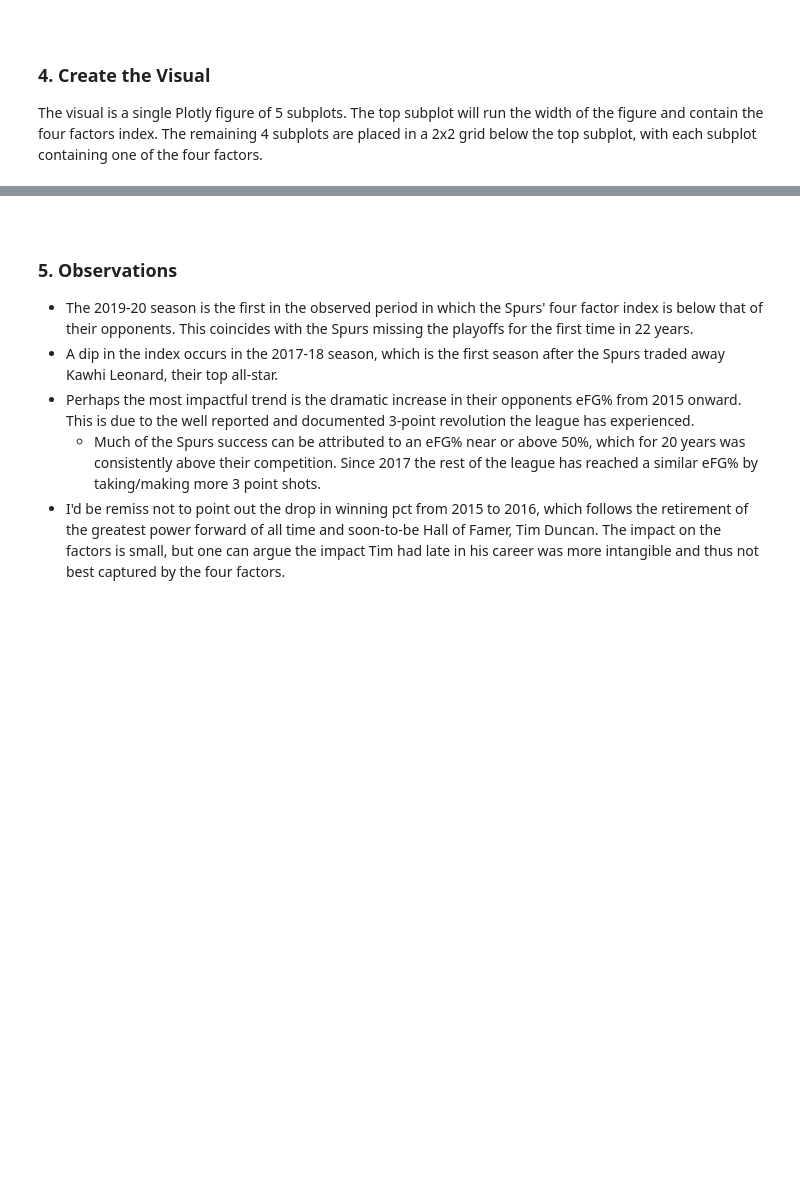
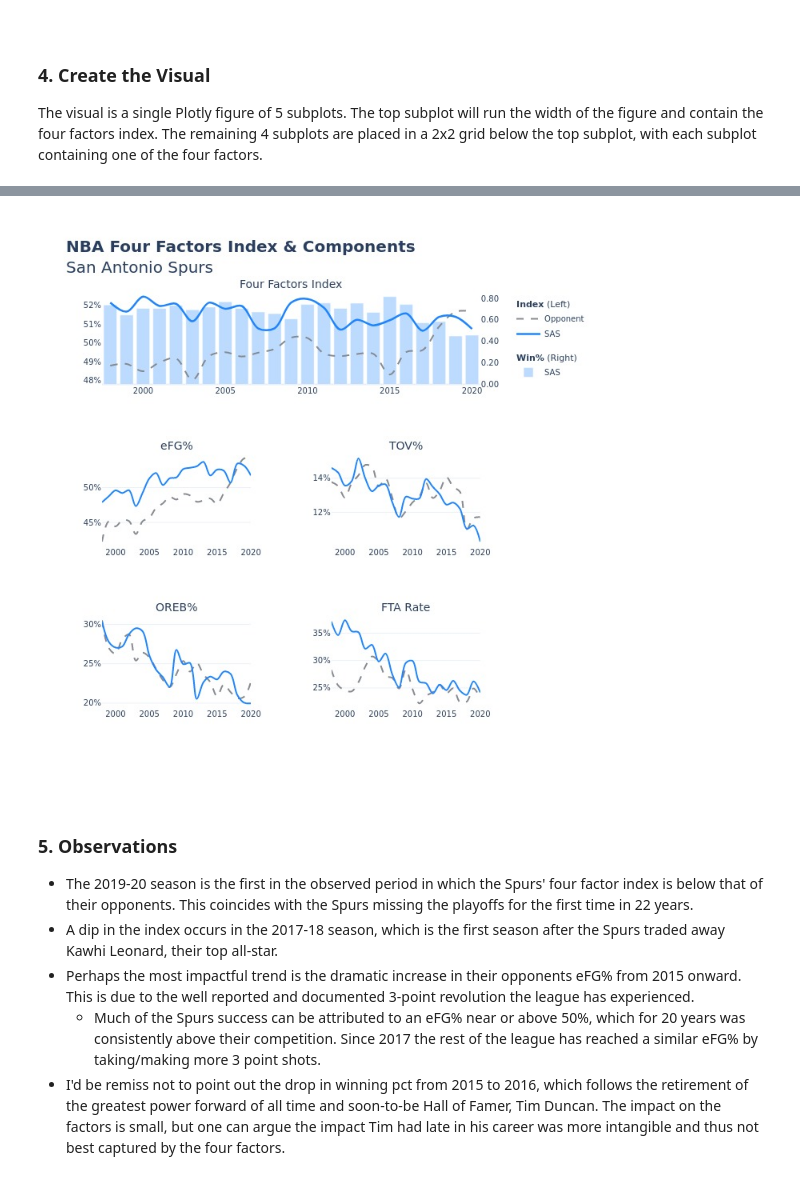
Before and after one commit to david-heredia/Davids-Projects, a Jupyter notebook: nba-four-factors/nba-four-factors.ipynb, the cells around one changed output, grey strips where cells are left out. Drawn from its saved outputs; the diff is of its cells as text; code cells hidden in the pictures; blank space fills up the shorter version.

```diff
--- a/nba-four-factors/nba-four-factors.ipynb
+++ b/nba-four-factors/nba-four-factors.ipynb
@@ -408,6 +408,13 @@ fig.write_image("images/ffindex.svg")
 fig.show()
 # %% [output]
 [interactive output not drawn]
+# %%
+# the analysis was done within Kaggle
+# show the visual as a static jpeg
+from IPython.display import Image
+Image(filename='ffindex.jpeg')
+# %% [output]
+[figure, added]
 # %% [markdown]
 <a id="5"></a> <br>
 ### 5. Observations
```
